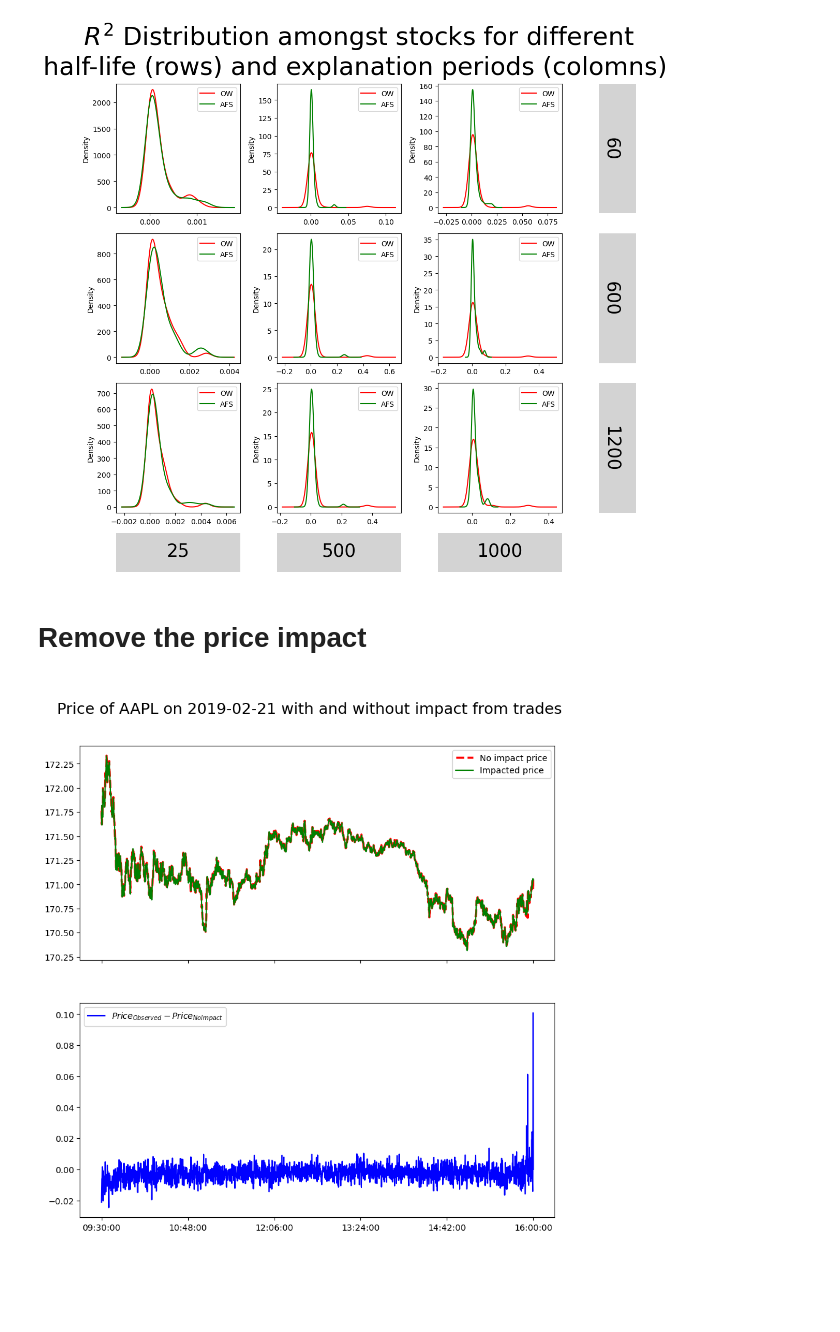
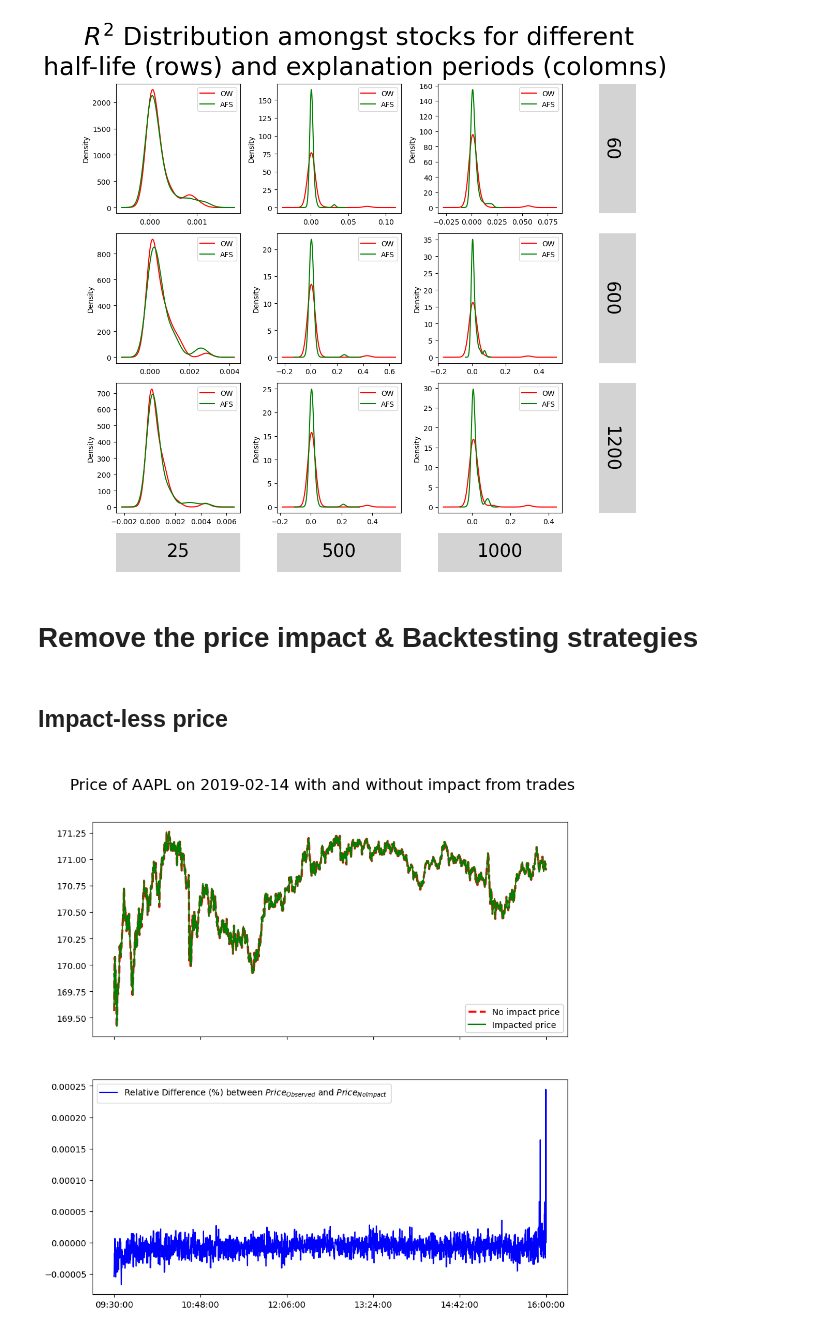
Before and after one commit to Max-Ded/computing-finance, a Jupyter notebook: High-Frequency-Algorithmic-Trading/coursework-notebook.ipynb, the cells around one changed output. Saved outputs shown, nothing was run; the diff lists cells and outputs as text; code cells hidden in the pictures; blank space fills up the shorter version.

```diff
--- a/High-Frequency-Algorithmic-Trading/coursework-notebook.ipynb
+++ b/High-Frequency-Algorithmic-Trading/coursework-notebook.ipynb
@@ -20,3 +16,10 @@ DEFAULT_HALF_LIFE = 3600
+# %%
+DEFAULT_EXPLANATION_PERIOD = 15
+DEFAULT_IN_SAMPLE_MONTH = 1
+DEFAULT_HALF_LIFE = 50
+
+DEFAULT_STOCK = "AAPL"
+DEFAUL_DATE = "2019-02-14"
 # %% [markdown]
 # Data pipeline
 # %% [markdown]
@@ -434,27 +525,29 @@ plt.show()
 # %% [output]
 [figure]
 # %% [markdown]
-# Remove the price impact
+# Remove the price impact & Backtesting strategies
+# %% [markdown]
+## Impact-less price
 # %%
-date = "2019-02-21"
+date = "2019-02-14"
 stock = "AAPL"
-price_no_impact = price_impact_model.get_no_impact_adjusted_prices_df(half_life=DEFAULT_HALF_LIFE,model_type = "sqrt")
+price_no_impact = price_impact_model.get_no_impact_prices_df(half_life=DEFAULT_HALF_LIFE,model_type = "sqrt")
 
 price_no_impact_values = price_no_impact.loc[stock].loc[date]
-price_osberved_values = price_impact_model.get_bin_traded_px().loc[stock].loc[date]
+historical_price = price_impact_model.get_bin_traded_px().loc[stock].loc[date]
 
 fig,axs = plt.subplots(2,1,figsize = (10,10),sharex=True)
 x_values = price_no_impact.columns
 ax = axs[0]
 ax.plot(x_values,price_no_impact_values,color = "red",label="No impact price",linestyle = "dashed",linewidth = 2.5)
-ax.plot(x_values,price_osberved_values,color = "green",label="Impacted price")
+ax.plot(x_values,historical_price,color = "green",label="Impacted price")
 ax.legend()
 ax = axs[1]
-ax.plot(x_values,price_osberved_values - price_no_impact_values,color = "blue",label="$Price_{Observed} - Price_{No Impact}$")
+ax.plot(x_values,(price_no_impact_values - historical_price) / historical_price,color = "blue",label="Relative Difference (%) between $Price_{Observed}$ and $Price_{No Impact}$")
 step = len(ax.get_xticks()) // 5
 ax.set_xticks(ax.get_xticks()[::step])
 ax.legend()
 fig.suptitle(f"\nPrice of {stock} on {date} with and without impact from trades",fontsize = 18)
 plt.show()
 # %% [output]
-[figure, old version]
+[figure, new version]
```
Also changed, not shown: parts of 11 cells of this notebook.
